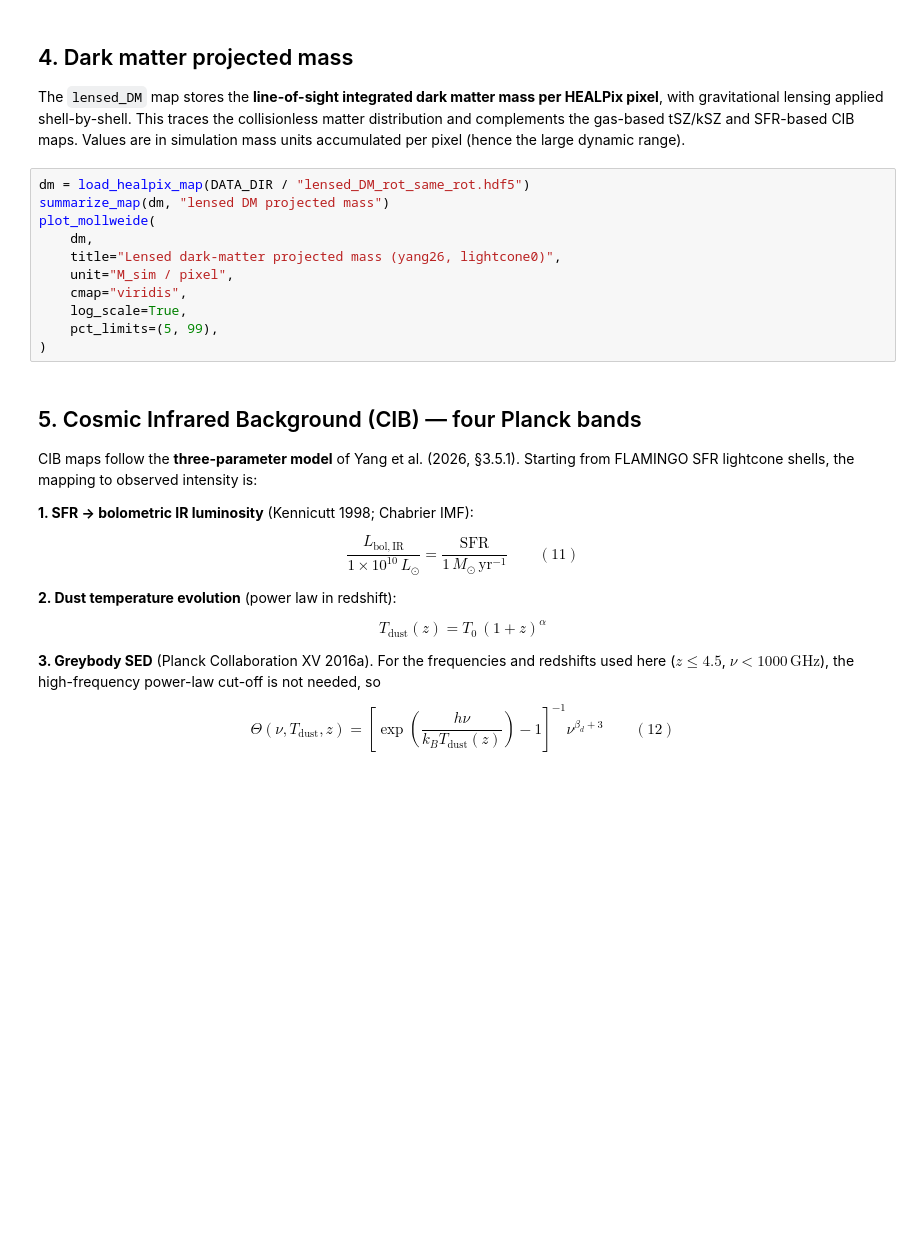
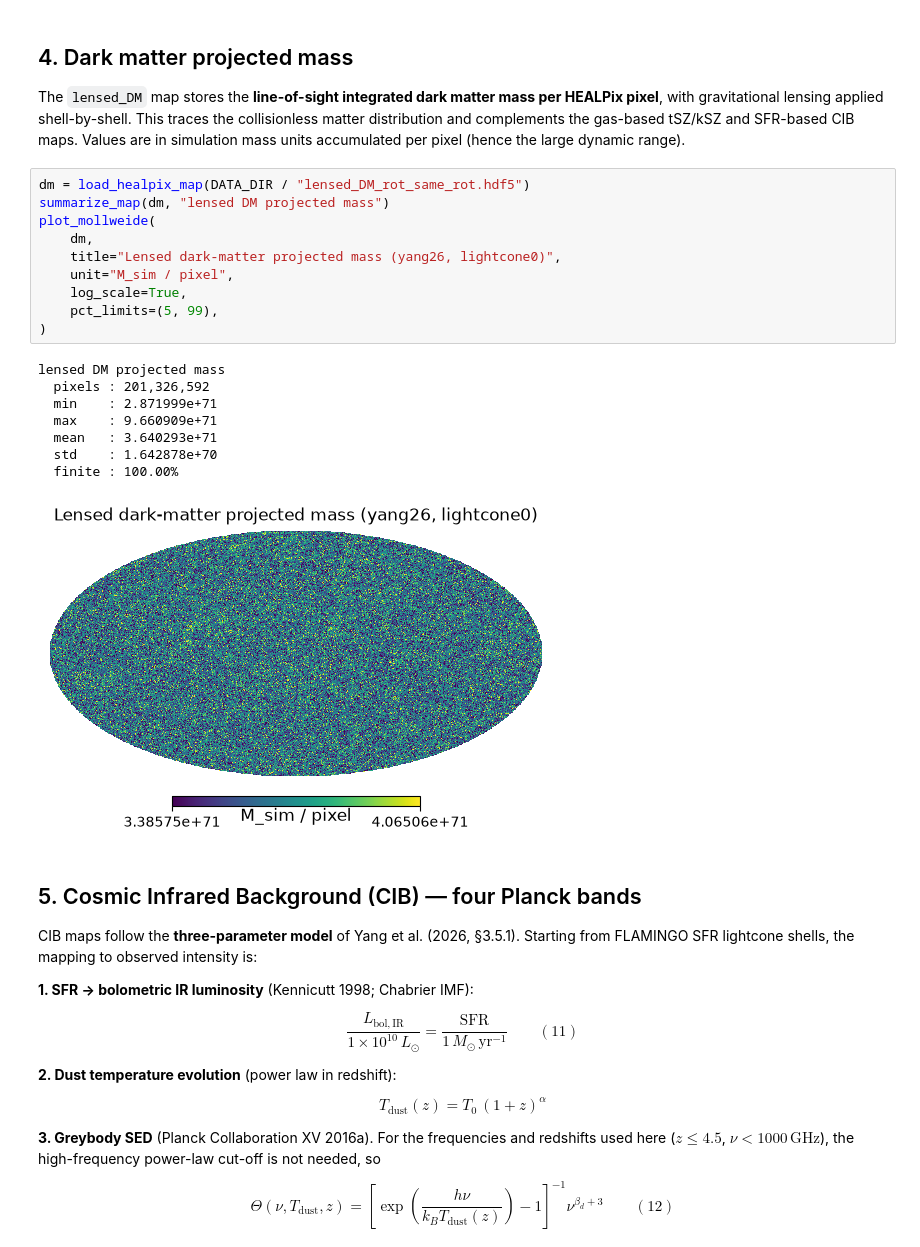
Before and after one commit to licongxu/flamingo_mock_analysis, a Jupyter notebook: notebooks/visualize_yang26_lightcone0_maps.ipynb, the cells around one changed output. Saved outputs shown, nothing was run; the diff lists cells and outputs as text; blank space fills up the shorter version.

```diff
--- a/notebooks/visualize_yang26_lightcone0_maps.ipynb
+++ b/notebooks/visualize_yang26_lightcone0_maps.ipynb
@@ -231,14 +255,22 @@ Values are in simulation mass units accumulated per pixel (hence the large dynam
 # %%
 dm = load_healpix_map(DATA_DIR / "lensed_DM_rot_same_rot.hdf5")
 summarize_map(dm, "lensed DM projected mass")
 plot_mollweide(
     dm,
     title="Lensed dark-matter projected mass (yang26, lightcone0)",
     unit="M_sim / pixel",
-    cmap="viridis",
     log_scale=True,
     pct_limits=(5, 99),
 )
+# %% [output]
+lensed DM projected mass
+  pixels : 201,326,592
+  min    : 2.871999e+71
+  max    : 9.660909e+71
+  mean   : 3.640293e+71
+  std    : 1.642878e+70
+  finite : 100.00%
+[figure, added]
 # %% [markdown]
 ## 5. Cosmic Infrared Background (CIB) — four Planck bands
 
```
Also changed, not shown: parts of 9 cells of this notebook, 24 other files.
